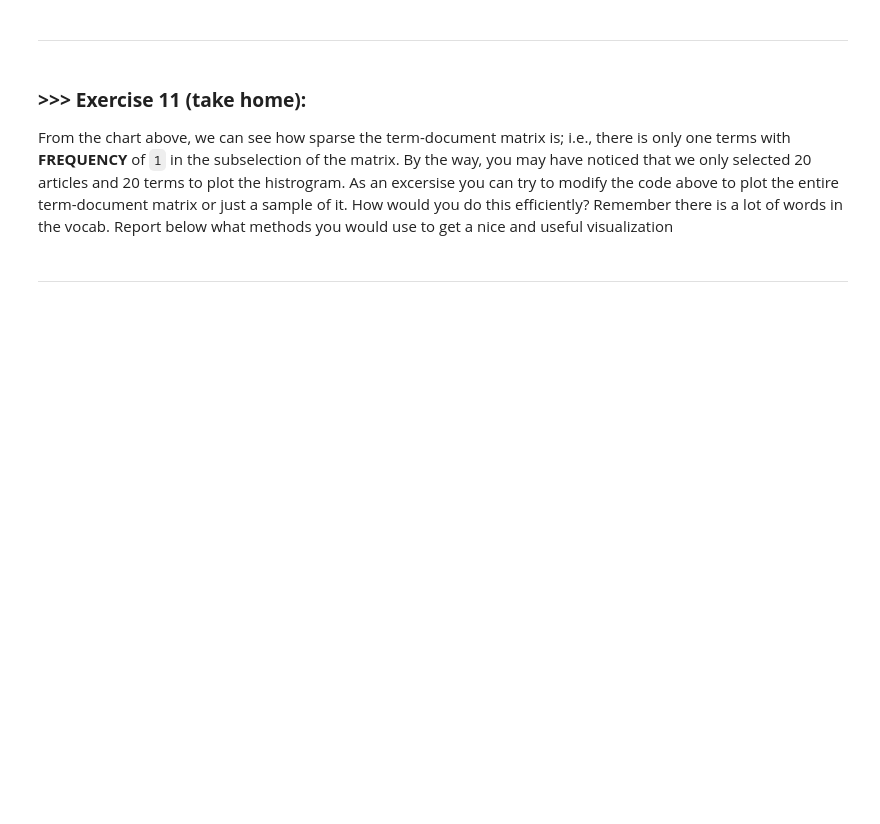
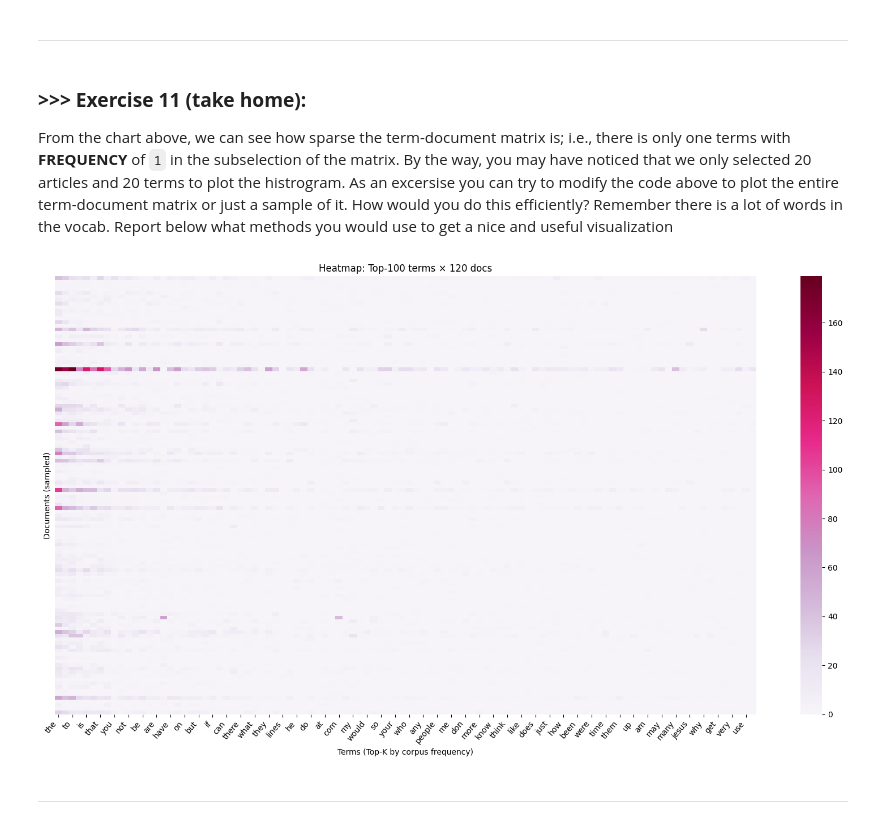
Before and after one commit to u105500014-wq/DM2025-Lab1-Exercise, a Jupyter notebook: DM2025-Lab1-Master.ipynb, the cells around one changed output. Saved outputs shown, nothing was run; the diff lists cells and outputs as text; code cells hidden in the pictures; blank space fills up the shorter version.

```diff
--- a/DM2025-Lab1-Master.ipynb
+++ b/DM2025-Lab1-Master.ipynb
@@ -997,3 +1158,32 @@ From the chart above, we can see how sparse the term-document matrix is; i.e., t
+# %%
+# Answer here
+# I think the best way to visualize the term-document matrix is not to plot everything, since it’s too big and mostly zeros. Instead, I’d just pick the top K most common words and take a sample of the documents. That way I only need to turn a small part into a normal table and draw a heatmap. Another simple option is to use histograms to show how often words or documents appear
+
+import numpy as np, pandas as pd, seaborn as sns, matplotlib.pyplot as plt
+
+K = 100                     # Top-K terms
+N = 120                     # sampled docs
+term_freq = np.asarray(X_counts.sum(axis=0)).ravel()
+topk_idx = term_freq.argsort()[::-1][:K]
+doc_idx = np.random.default_rng(42).choice(X_counts.shape[0], size=min(N, X_counts.shape[0]), replace=False)
+
+sub = X_counts[doc_idx][:, topk_idx]
+terms = count_vect.get_feature_names_out()
+plot_x = [terms[j] for j in topk_idx]
+plot_y = [f"doc_{i}" for i in doc_idx]
+df_todraw = pd.DataFrame(sub.toarray(), columns=plot_x, index=plot_y)
+
+plt.figure(figsize=(16, 9))
+sns.heatmap(df_todraw, cmap="PuRd", vmin=0, vmax=df_todraw.values.max(), cbar=True)
+plt.title(f"Heatmap: Top-{K} terms × {len(doc_idx)} docs")
+plt.xlabel("Terms (Top-K by corpus frequency)")
+plt.ylabel("Documents (sampled)")
+plt.xticks(rotation=50, ha="right")
+plt.yticks([], [])
+plt.tight_layout()
+plt.show()
+# %% [output]
+[figure, added]
 # %% [markdown]
 ---
 # %% [markdown]
```
Also changed, not shown: parts of 60 cells of this notebook.
